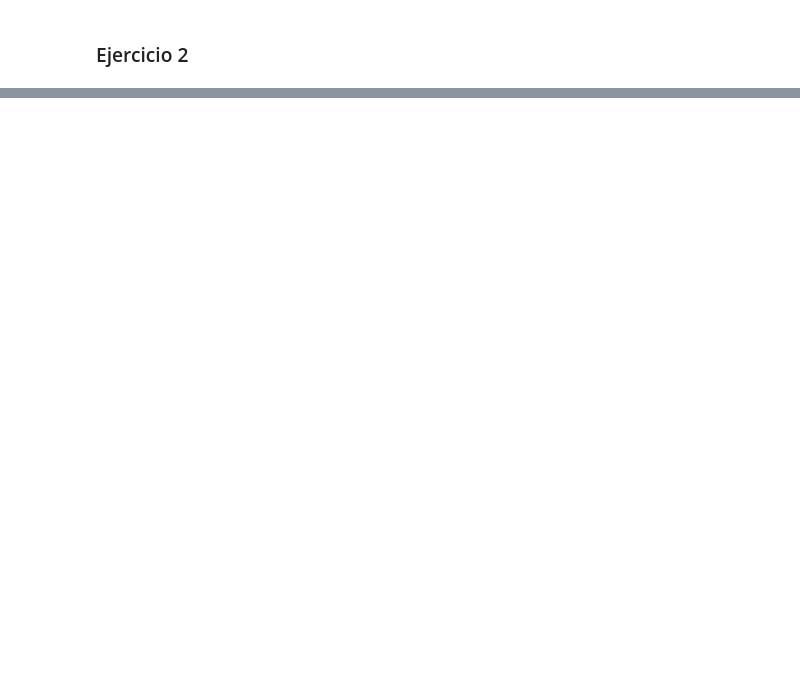
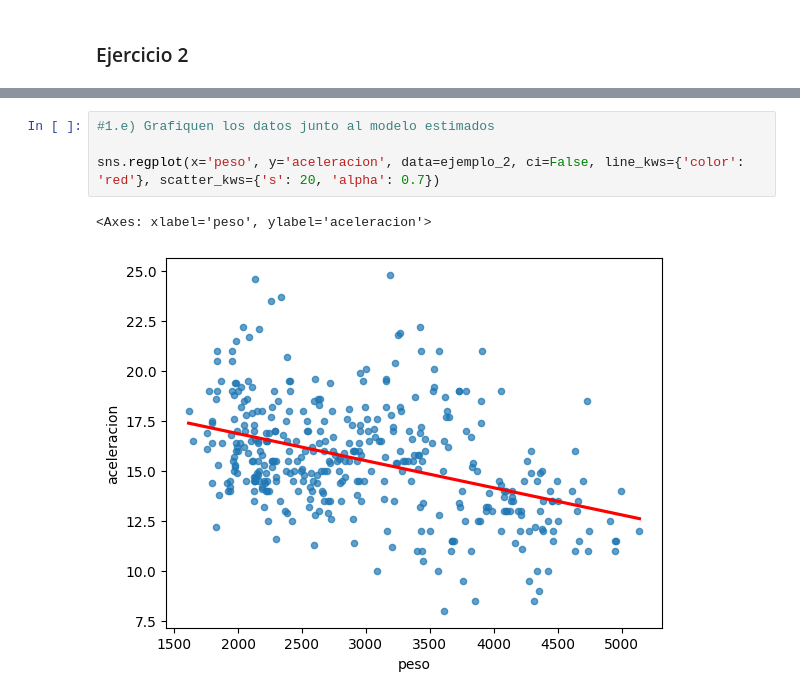
Before and after one commit to NicoapBol/DATA_SCIENCE_UPB_TASKS, a Jupyter notebook: 02 HW Code/011Sesión 2.ipynb, the cells around one changed output, grey strips where cells are left out. Saved outputs shown, nothing was run; the diff lists cells and outputs as text; blank space fills up the shorter version.

```diff
--- a/02 HW Code/011Sesión 2.ipynb
+++ b/02 HW Code/011Sesión 2.ipynb
@@ -345,3 +404,10 @@ print(ejercicio_2.XXXXX())
+# %%
+#1.e) Grafiquen los datos junto al modelo estimados
+
+sns.regplot(x='peso', y='aceleracion', data=ejemplo_2, ci=False, line_kws={'color': 'red'}, scatter_kws={'s': 20, 'alpha': 0.7})
+# %% [output]
+<Axes: xlabel='peso', ylabel='aceleracion'>
+[figure, added]
 # %%
 #Ahora usaremos la metodología de división en entrenamiento y prueba
 
```
Also changed, not shown: parts of 12 cells of this notebook.
